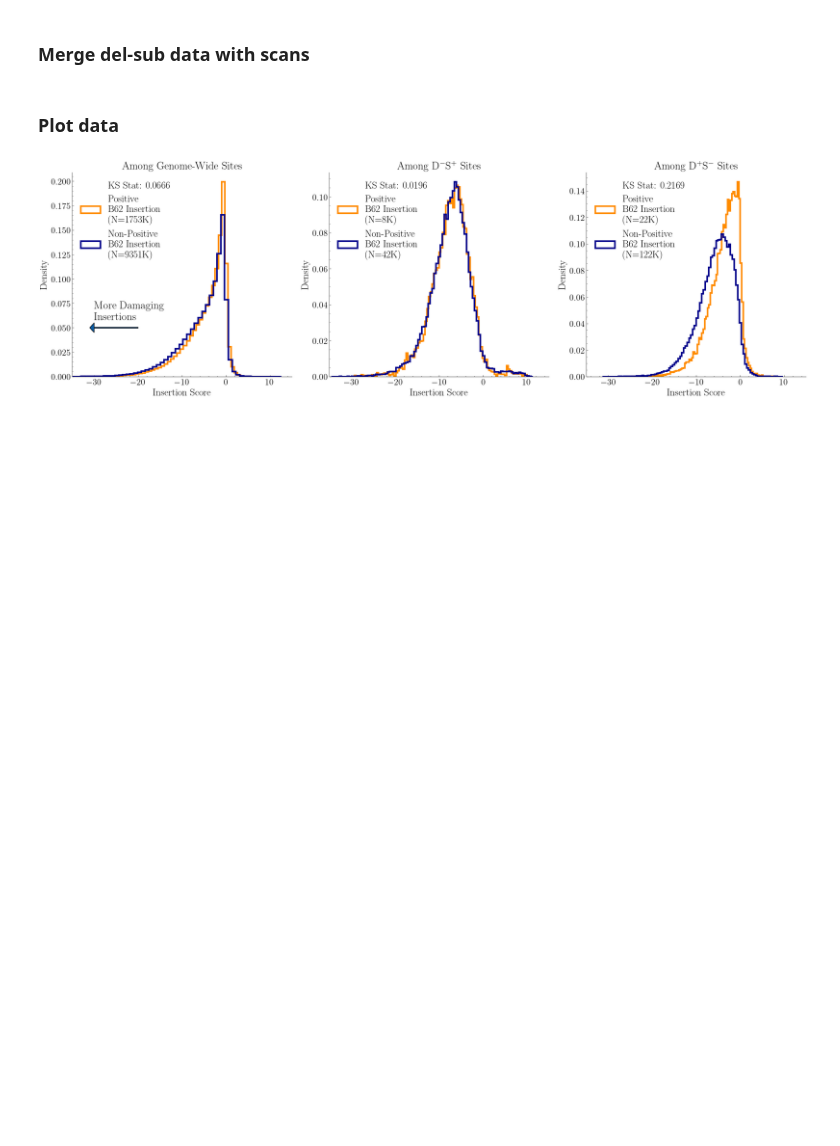
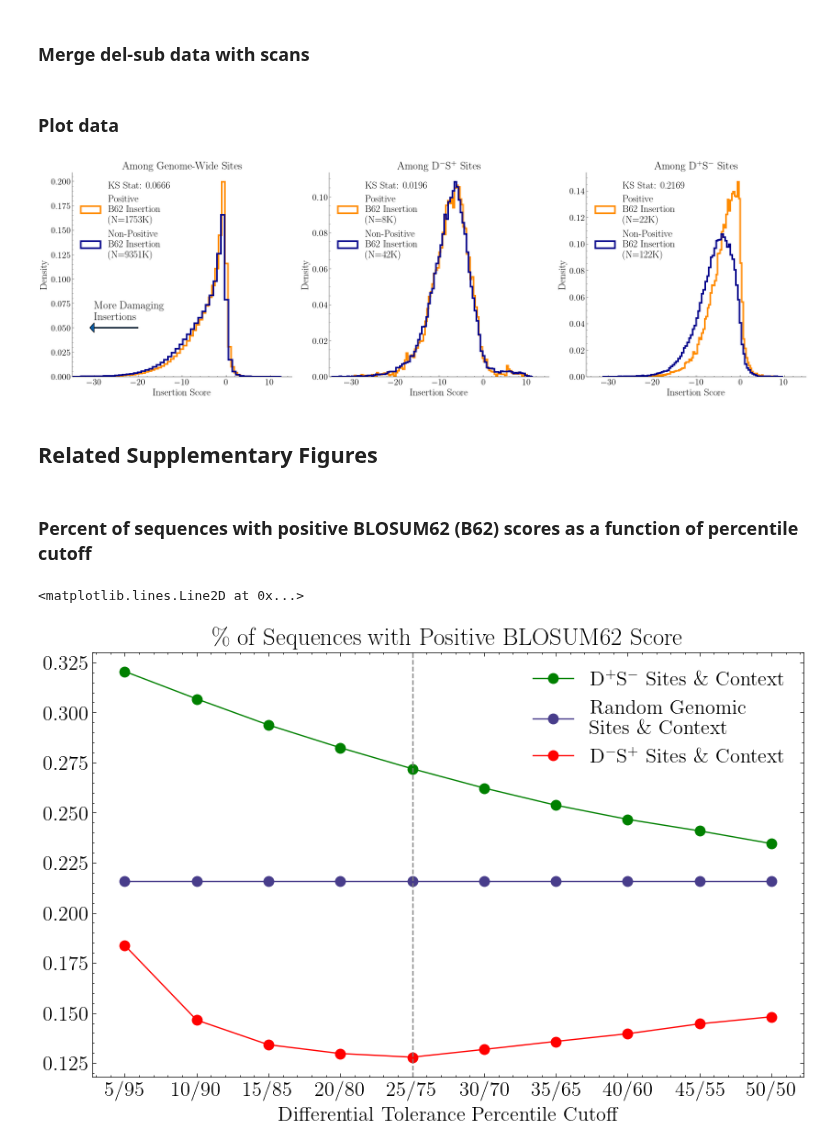
Before and after one commit to ntranoslab/diff-tol, a Jupyter notebook: code/fig4.ipynb, the cells around one changed output. Saved outputs shown, nothing was run; the diff lists cells and outputs as text; code cells hidden in the pictures; blank space fills up the shorter version.

```diff
--- a/code/fig4.ipynb
+++ b/code/fig4.ipynb
@@ -248,3 +251,48 @@ plt.savefig("../figures/fig4c.pdf")
 plt.show()
 # %% [output]
 [figure]
+# %% [markdown]
+## Related Supplementary Figures
+# %% [markdown]
+### Percent of sequences with positive BLOSUM62 (B62) scores as a function of percentile cutoff
+# %%
+cutoffs = range(5, 55, 5)
+# %%
+del_intol_sub_tol_data = []
+del_tol_sub_intol_data = []
+
+for cutoff in cutoffs:
+    del_tol, del_intol = np.percentile(del_sub.aPLLR, cutoff), np.percentile(del_sub.aPLLR, 100-cutoff)
+    sub_intol, sub_tol = np.percentile(del_sub.avg_LLR, cutoff), np.percentile(del_sub.avg_LLR, 100-cutoff)
+
+    del_intol_sub_tol = del_sub[(del_sub.aPLLR > del_intol) & (del_sub.avg_LLR > sub_tol)]
+    del_tol_sub_intol = del_sub[(del_sub.aPLLR < del_tol) & (del_sub.avg_LLR < sub_intol)]
+
+    del_intol_sub_tol["Sequence"] = del_intol_sub_tol.prot.map(uniprot_sequences)
+    del_tol_sub_intol["Sequence"] = del_tol_sub_intol.prot.map(uniprot_sequences)
+
+    del_intol_sub_tol_window = del_intol_sub_tol.apply(lambda x: aa_window(x.Sequence, x.pos-1), axis=1)[lambda x: x.apply(len) == 3]
+    del_intol_sub_tol_data.append(np.mean([sequence_homogeneity_blosum(bmat, x) > 0
+                                           for x in del_intol_sub_tol_window]))
+
+    del_tol_sub_intol_window = del_tol_sub_intol.apply(lambda x: aa_window(x.Sequence, x.pos-1), axis=1)[lambda x: x.apply(len) == 3]
+    del_tol_sub_intol_data.append(np.mean([sequence_homogeneity_blosum(bmat, x) > 0
+                                           for x in del_tol_sub_intol_window]))
+# %%
+plt.figure(figsize=(10, 6))
+
+plt.plot(cutoffs, del_tol_sub_intol_data, color="green", marker=".", markersize=15,
+        label="D$^+$S$^-$ Sites \\& Context")
+plt.plot(cutoffs, [np.mean([x > 0 for x in rand_seq_scores]) for _ in range(len(cutoffs))],
+        color="darkslateblue", marker=".", markersize=15, label="Random Genomic\nSites \\& Context")
+plt.plot(cutoffs, del_intol_sub_tol_data, color="red", marker=".", markersize=15,
+        label="D$^-$S$^+$ Sites \\& Context")
+
+plt.legend()
+_=plt.xticks(cutoffs, [f"{x}/{100-x}" for x in cutoffs])
+plt.xlabel("Differential Tolerance Percentile Cutoff")
+plt.title("\\% of Sequences with Positive BLOSUM62 Score")
+plt.axvline(25, color="grey", ls="--")
+# %% [output]
+<matplotlib.lines.Line2D at 0x...>
+[figure, added]
```
Also changed, not shown: parts of 7 cells of this notebook.
